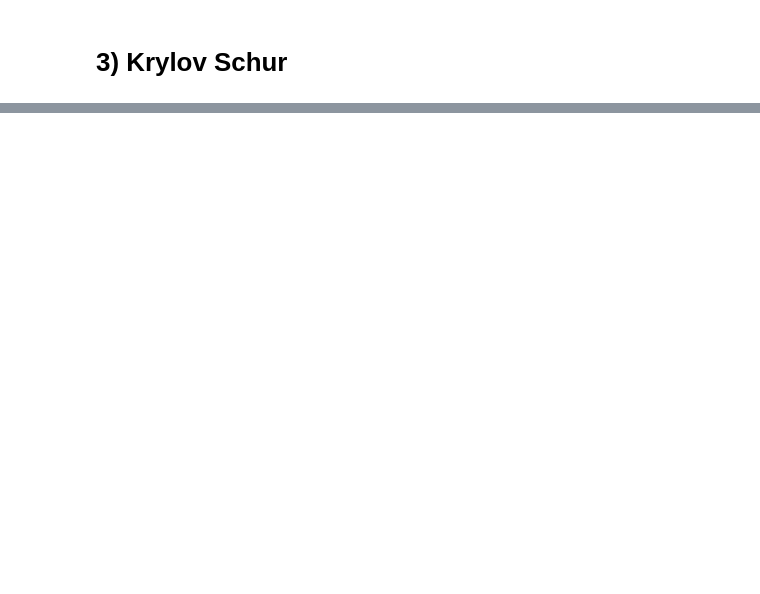
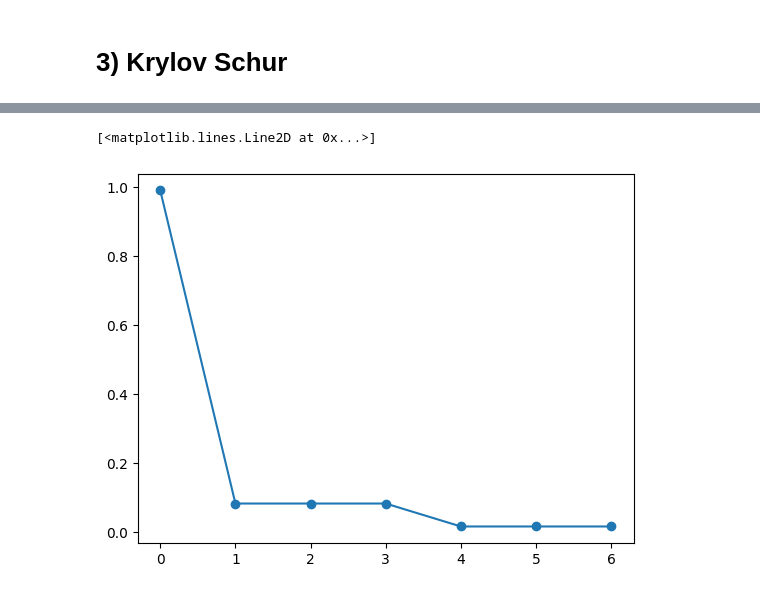
Before and after one commit to ChamuV/Krylov_Shur_Decomposition, a Jupyter notebook: test_krylov_schur_compression.ipynb, the cells around one changed output, grey strips where cells are left out. Cells and saved outputs as stored; diff of their text form; code cells hidden in the pictures; blank space fills up the shorter version.

```diff
--- a/test_krylov_schur_compression.ipynb
+++ b/test_krylov_schur_compression.ipynb
@@ -214,0 +207,7 @@ plt.plot(s)
+# %%
+#Relative singular values
+rel_sigma = sigma/np.linalg.norm(sigma)
+plt.plot(rel_sigma,marker = 'o')
+# %% [output]
+[<matplotlib.lines.Line2D at 0x...>]
+[figure, added]
```
Also changed, not shown: parts of 22 cells of this notebook, 1 other file.
